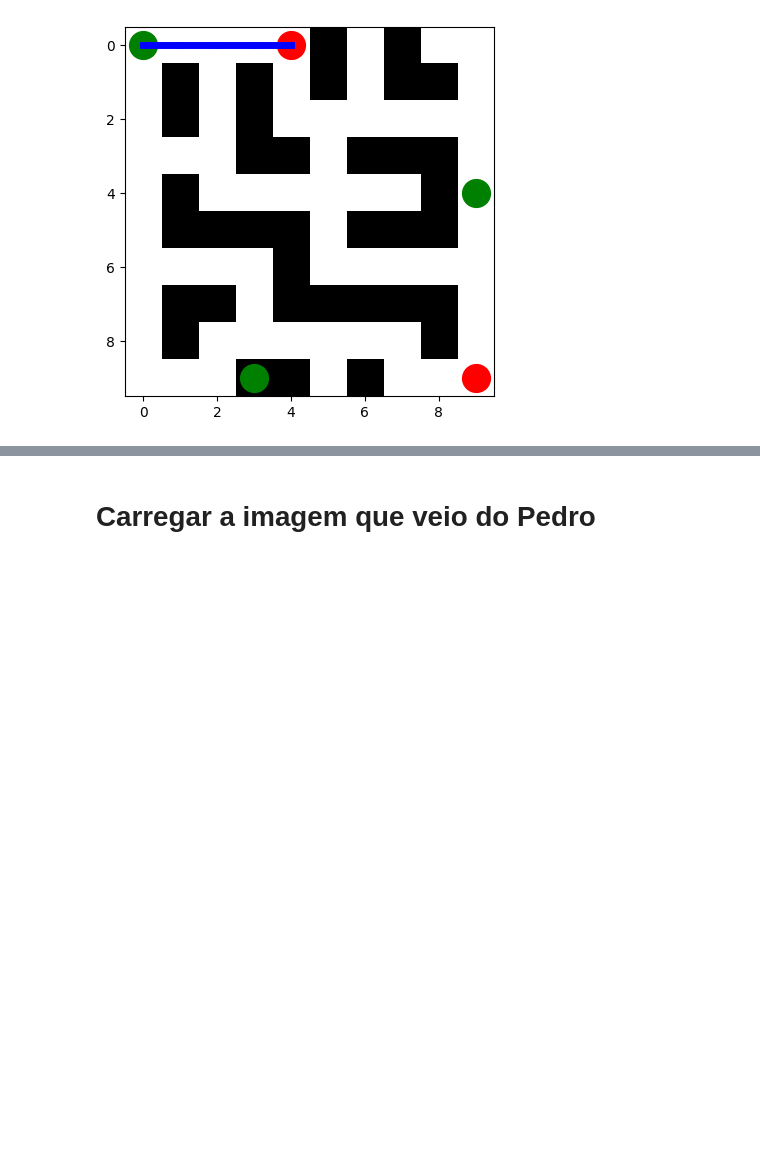
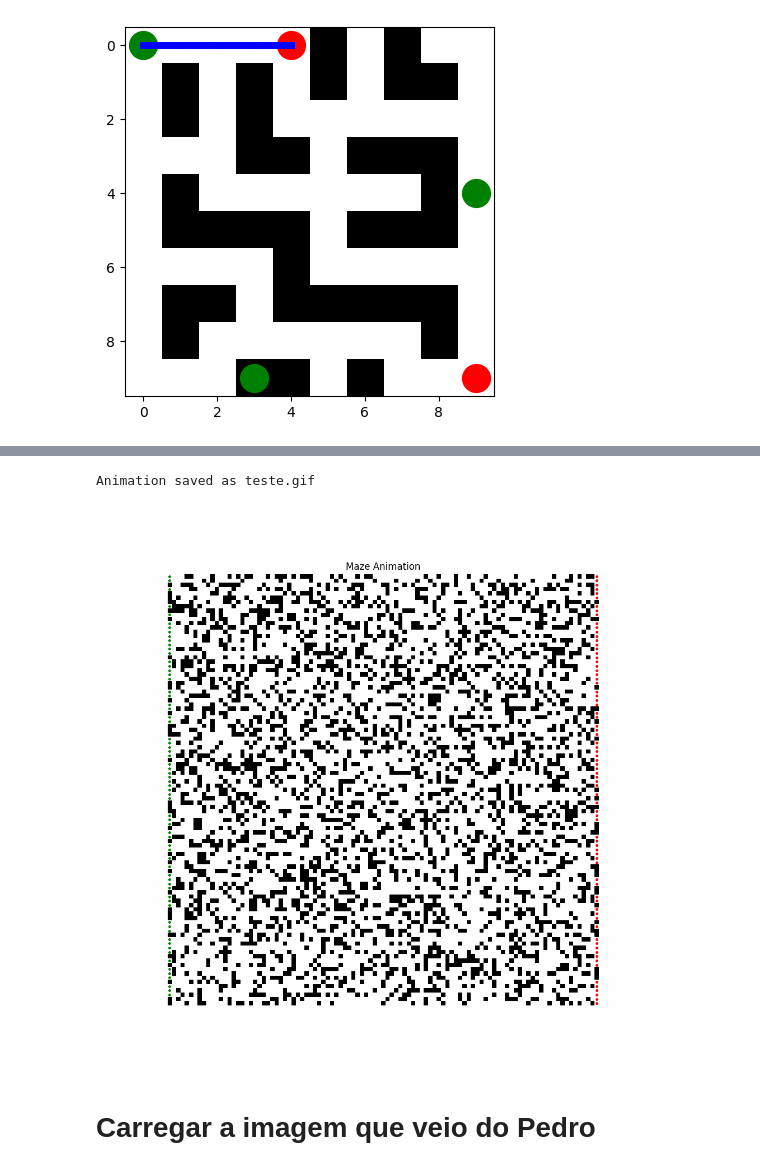
Before and after one commit to vinicius-mattoso/GA_find_percolation, a Jupyter notebook: Maze_Solver_with_loops.ipynb, the cells around one changed output, grey strips where cells are left out. Drawn from its saved outputs; the diff is of its cells as text; code cells hidden in the pictures; blank space fills up the shorter version.

```diff
--- a/Maze_Solver_with_loops.ipynb
+++ b/Maze_Solver_with_loops.ipynb
@@ -786,3 +1230,14 @@ O caminho possui : 126 pontos
+# %%
+animate_maze(maze, starts, ends, path,'teste.gif')
+# %% [output]
+Animation saved as teste.gif
+# %%
+from IPython.display import Image, display
+
+# Replace 'maze_animation.gif' with your actual GIF filename
+display(Image(filename='teste.gif'))
+# %% [output]
+[figure, added]
 # %% [markdown]
 # Carregar a imagem que veio do Pedro
 # %%
```
Also changed, not shown: parts of 27 cells of this notebook.
